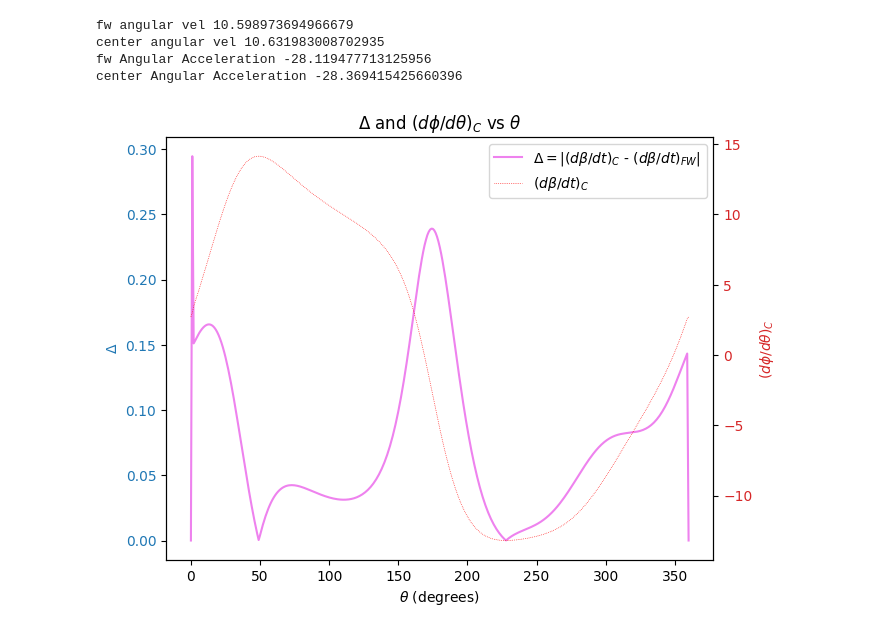
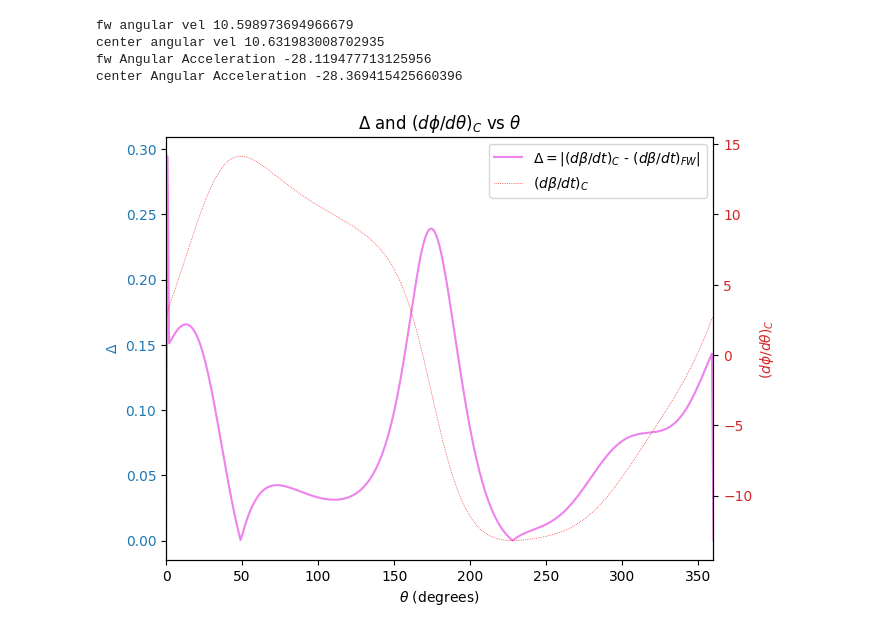
Before and after one commit to pesricha/DS288-Numerical-Methods, a Jupyter notebook: HW4/Homework-4.ipynb, the cells around one changed output. Saved outputs shown, nothing was run; the diff lists cells and outputs as text; code cells hidden in the pictures.

```diff
--- a/HW4/Homework-4.ipynb
+++ b/HW4/Homework-4.ipynb
@@ -272,26 +272,27 @@ center Angular Acceleration -28.369415425660396
 # %%
 fig, ax1 = plt.subplots(figsize=(7,5))
 
 difference_db_dt = np.abs(dbeta_by_dt_center - dbeta_by_dt_fw)
 
 color = 'tab:blue'
 ax1.set_xlabel(r'$\theta$ (degrees)')
 ax1.set_ylabel(r'$\Delta$', color=color)
 ax1.plot(theta_values, difference_db_dt, label=r"$\Delta = $$|(d\beta/dt)_{C}$ - $(d\beta/dt)_{FW}|$", color='violet' )
 ax1.tick_params(axis='y', labelcolor=color)
 
 ax2 = ax1.twinx()
 color = 'tab:red'
 ax2.set_ylabel(r'$(d\phi/d\theta)_{C}$', color=color)
 ax2.plot(theta_values, dbeta_by_dt_center, label=r'$(d\beta/dt)_{C}$', color='red', linestyle = ':', linewidth = 0.5)
 ax2.tick_params(axis='y', labelcolor=color)
 
+plt.xlim((0,360))
 fig.tight_layout()
 plt.title(r'$\Delta$ and $(d\phi/d\theta)_{C}$ vs $\theta$')
 fig.legend(loc="upper right", bbox_to_anchor=(1,1), bbox_transform=ax1.transAxes)
 plt.show()
 # %% [output]
-[figure, old version]
+[figure, new version]
 # %%
 fig, ax1 = plt.subplots(figsize=(7,5))
 
```
Also changed, not shown: parts of 1 cell of this notebook, 3 other files.
